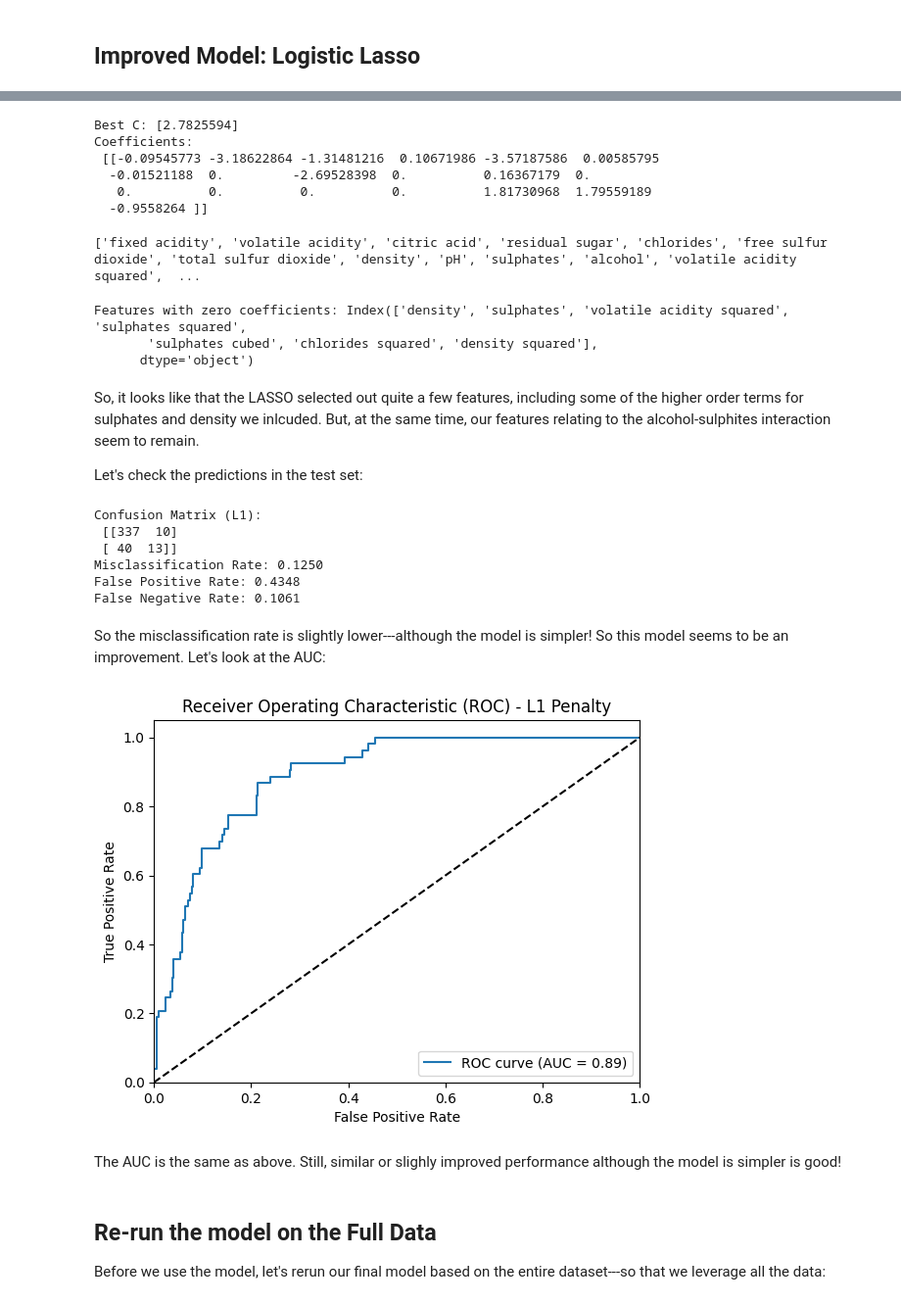
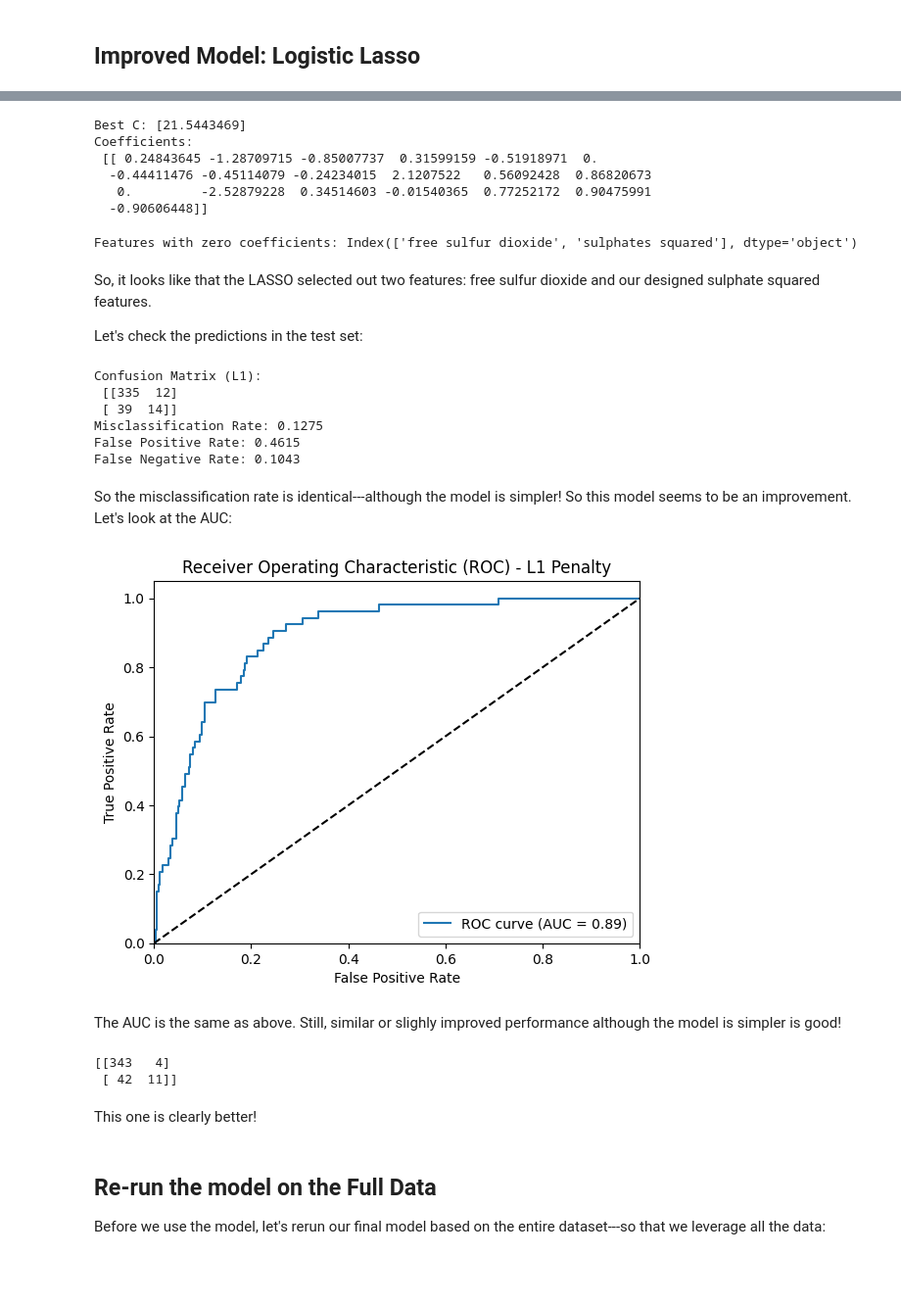
Before and after one commit to danielbauer1979/MSDIA_PredictiveModelingAndMachineLearning, a Jupyter notebook: GB886_VIII_4_WineExample.ipynb, the cells around one changed output, grey strips where cells are left out. Shown at 98% size. Cells and saved outputs as stored; diff of their text form; code cells hidden in the pictures; blank space fills up the shorter version.

```diff
--- a/GB886_VIII_4_WineExample.ipynb
+++ b/GB886_VIII_4_WineExample.ipynb
@@ -218,11 +218,7 @@ plt.show()
 # %% [markdown]
 So, we obtain a decent AUC. We have quite a few false positives, however. So arguably a higher threshold for being more confident that a wine that is identified as high-quality actually is high-quality is advisable:
 # %%
-X_test = test_data.drop('quality', axis=1)
-y_test = test_data['quality']
-y_pred = model.predict(X_test)
-
-conf_matrix = confusion_matrix(y_test, (y_pred_proba > 0.6))
+conf_matrix_mod = confusion_matrix(y_test, (y_pred_proba > 0.6))
 
 print(conf_matrix)
 # %% [output]
@@ -241,36 +238,34 @@ import matplotlib.pyplot as plt
 from sklearn.linear_model import LogisticRegressionCV
+# %%
+scaler = StandardScaler()
+X_train_scaled = scaler.fit_transform(X_train)
+X_test_scaled = scaler.transform(X_test)
 # %%
 # L1 regularization with cross-validation
 model_l1 = LogisticRegressionCV(cv=5, penalty='l1', solver='liblinear', max_iter=30000)
-model_l1.fit(X_train, y_train)
+model_l1.fit(X_train_scaled, y_train)
 
 # Print best C value (inverse of regularization strength)
 print("Best C:", model_l1.C_)
 print("Coefficients:\n", model_l1.coef_)
 # %% [output]
-Best C: [2.7825594]
+Best C: [21.5443469]
 Coefficients:
- [[-0.09545773 -3.18622864 -1.31481216  0.10671986 -3.57187586  0.00585795
-  -0.01521188  0.         -2.69528398  0.          0.16367179  0.
-   0.          0.          0.          0.          1.81730968  1.79559189
-  -0.9558264 ]]
+ [[ 0.24843645 -1.28709715 -0.85007737  0.31599159 -0.51918971  0.
+  -0.44411476 -0.45114079 -0.24234015  2.1207522   0.56092428  0.86820673
+   0.         -2.52879228  0.34514603 -0.01540365  0.77252172  0.90475991
+  -0.90606448]]
-# %%
-print(X_train.columns.tolist())
-# %% [output]
-['fixed acidity', 'volatile acidity', 'citric acid', 'residual sugar', 'chlorides', 'free sulfur dioxide', 'total sulfur dioxide', 'density', 'pH', 'sulphates', 'alcohol', 'volatile acidity squared',  ...
 # %%
 zero_coef_features = X_train.columns[model_l1.coef_[0] == 0]
 print("Features with zero coefficients:", zero_coef_features)
 # %% [output]
-Features with zero coefficients: Index(['density', 'sulphates', 'volatile acidity squared', 'sulphates squared',
-       'sulphates cubed', 'chlorides squared', 'density squared'],
-      dtype='object')
+Features with zero coefficients: Index(['free sulfur dioxide', 'sulphates squared'], dtype='object')
 # %% [markdown]
-So, it looks like that the LASSO selected out quite a few features, including some of the higher order terms for sulphates and density we inlcuded. But, at the same time, our features relating to the alcohol-sulphites interaction seem to remain.
+So, it looks like that the LASSO selected out two features: free sulfur dioxide and our designed sulphate squared features.
 
 Let's check the predictions in the test set:
 # %%
-y_pred_l1 = model_l1.predict(X_test)
+y_pred_l1 = model_l1.predict(X_test_scaled)
 conf_matrix_l1 = confusion_matrix(y_test, y_pred_l1)
 print("Confusion Matrix (L1):\n", conf_matrix_l1)
 
@@ -283,34 +278,42 @@ print(f"False Positive Rate: {fp_rate_l1:.4f}")
 print(f"False Negative Rate: {fn_rate_l1:.4f}")
 # %% [output]
 Confusion Matrix (L1):
- [[337  10]
- [ 40  13]]
-Misclassification Rate: 0.1250
-False Positive Rate: 0.4348
-False Negative Rate: 0.1061
+ [[335  12]
+ [ 39  14]]
+Misclassification Rate: 0.1275
+False Positive Rate: 0.4615
+False Negative Rate: 0.1043
 # %% [markdown]
-So the misclassification rate is slightly lower---although the model is simpler! So this model seems to be an improvement. Let's look at the AUC:
+So the misclassification rate is identical---although the model is simpler! So this model seems to be an improvement. Let's look at the AUC:
 # %%
 # ROC and AUC
-y_pred_proba_l1 = model_l1.predict_proba(X_test)[:, 1]
+y_pred_proba_l1 = model_l1.predict_proba(X_test_scaled)[:, 1]
 fpr_l1, tpr_l1, _ = roc_curve(y_test, y_pred_proba_l1)
 auc_l1 = roc_auc_score(y_test, y_pred_proba_l1)
 
 # Plot ROC curve
 plt.figure()
 plt.plot(fpr_l1, tpr_l1, label='ROC curve (AUC = {:.2f})'.format(auc_l1))
 plt.plot([0, 1], [0, 1], 'k--')
 plt.xlim([0.0, 1.0])
 plt.ylim([0.0, 1.05])
 plt.xlabel('False Positive Rate')
 plt.ylabel('True Positive Rate')
 plt.title('Receiver Operating Characteristic (ROC) - L1 Penalty')
 plt.legend(loc="lower right")
 plt.show()
 # %% [output]
-[figure, old version]
+[figure, new version]
 # %% [markdown]
 The AUC is the same as above. Still, similar or slighly improved performance although the model is simpler is good!
+# %%
+conf_matrix_l1_mod = confusion_matrix(y_test, (y_pred_proba_l1 > 0.6))
+print(conf_matrix_l1_mod)
+# %% [output]
+[[343   4]
+ [ 42  11]]
+# %% [markdown]
+This one is clearly better!
 # %% [markdown]
 ## Re-run the model on the Full Data
 
```
Also changed, not shown: parts of 11 cells of this notebook.
